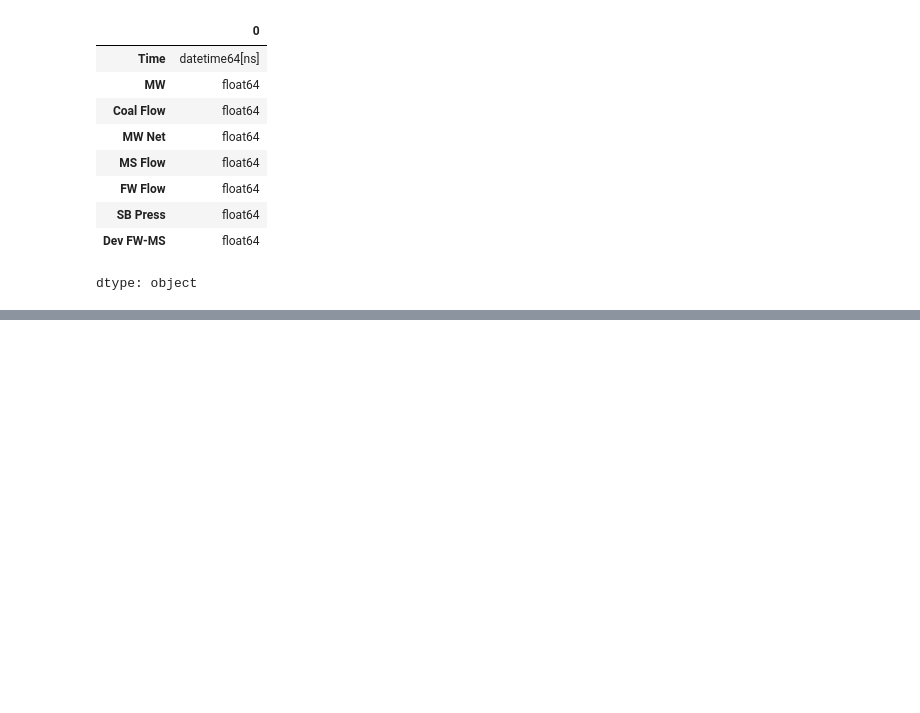
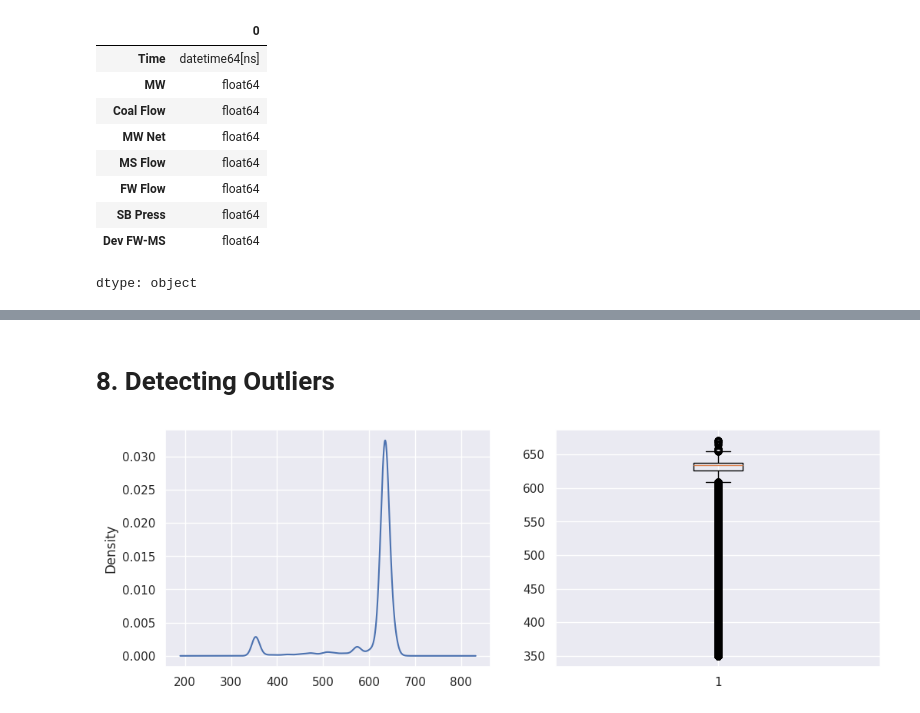
Before and after one commit to johanpowereng/belajar-machine-learning, a Jupyter notebook: Deviation_FW_MS_Flow.ipynb, the cells around one changed output, grey strips where cells are left out. Cells and saved outputs as stored; diff of their text form; code cells hidden in the pictures; blank space fills up the shorter version.

```diff
--- a/Deviation_FW_MS_Flow.ipynb
+++ b/Deviation_FW_MS_Flow.ipynb
@@ -49,0 +52,3 @@ dtype: object
+# %%
+df = df.drop(['Coal Flow','MW Net','MS Flow','FW Flow'], axis=1)
+df.head(5)
@@ -49,0 +64,3 @@ dtype: object
+# %%
+df = df.rename(columns={"MW": "Gross MW", "Time": "Date-Time" })
+df.head(5)
@@ -49,0 +102,11 @@ dtype: object
+# %% [markdown]
+# 8. Detecting Outliers
+# %%
+f = plt.figure(figsize=(12,4))
+f.add_subplot(1,2,1)
+df['Gross MW'].plot(kind='kde')
+f.add_subplot(1,2,2)
+plt.boxplot(df['Gross MW'])
+plt.show()
+# %% [output]
+[figure, added]
```
Also changed, not shown: parts of 15 cells of this notebook.
